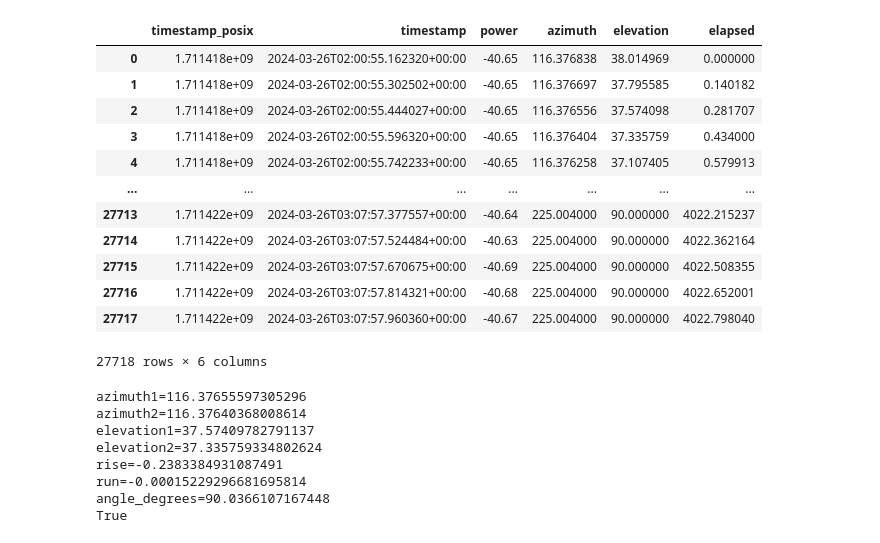
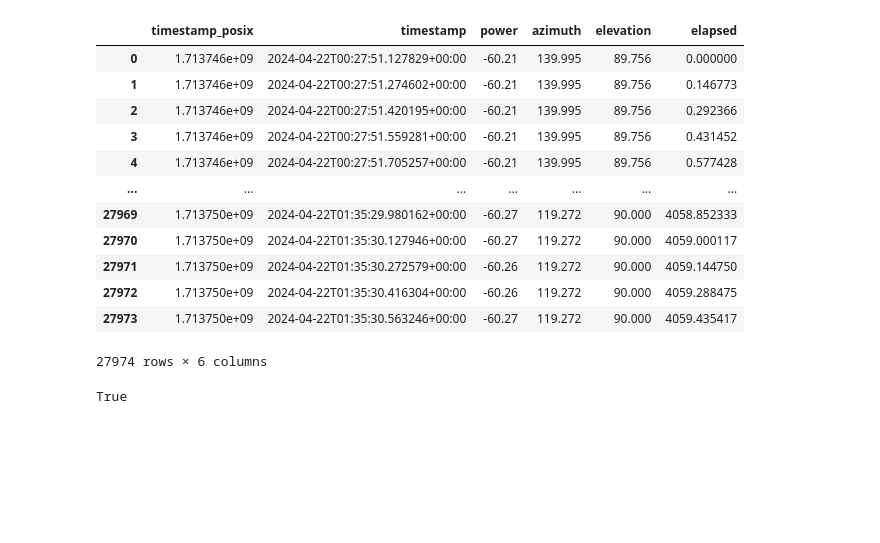
Before and after one commit to ChristoSmith1/TestingSuite, a Jupyter notebook: elevation_column_playground.ipynb, the cells around one changed output. Drawn from its saved outputs; the diff is of its cells as text; code cells hidden in the pictures; blank space fills up the shorter version.

Commit message:
elevation column findings

```diff
--- a/elevation_column_playground.ipynb
+++ b/elevation_column_playground.ipynb
@@ -1,28 +1,29 @@
 # %%
 import matplotlib.pyplot as plt
 import numpy as np
 import pandas as pd
 from g_over_t import add_elapsed_time_column
 import math
 
-FILTERED_COMBINED_DATA_PATH = R"april21govert\combined_filtered_SBand_March.csv"
+# FILTERED_COMBINED_DATA_PATH = R"april21govert\combined_filtered_SBand_March.csv"
+FILTERED_COMBINED_DATA_PATH = R"april21govert\combined_filtered_XBand_April.csv"
 data=pd.read_csv(FILTERED_COMBINED_DATA_PATH)
 data=add_elapsed_time_column(data)
 data
 # %% [output]
 |  | timestamp_posix | timestamp | power | azimuth | elevation | elapsed |
-| 0 | 1.711418e+09 | 2024-03-26T02:00:55.162320+00:00 | -40.65 | 116.376838 | 38.014969 | 0.000000 |
-| 1 | 1.711418e+09 | 2024-03-26T02:00:55.302502+00:00 | -40.65 | 116.376697 | 37.795585 | 0.140182 |
-| 2 | 1.711418e+09 | 2024-03-26T02:00:55.444027+00:00 | -40.65 | 116.376556 | 37.574098 | 0.281707 |
-| 3 | 1.711418e+09 | 2024-03-26T02:00:55.596320+00:00 | -40.65 | 116.376404 | 37.335759 | 0.434000 |
-| 4 | 1.711418e+09 | 2024-03-26T02:00:55.742233+00:00 | -40.65 | 116.376258 | 37.107405 | 0.579913 |
+| 0 | 1.713746e+09 | 2024-04-22T00:27:51.127829+00:00 | -60.21 | 139.995 | 89.756 | 0.000000 |
+| 1 | 1.713746e+09 | 2024-04-22T00:27:51.274602+00:00 | -60.21 | 139.995 | 89.756 | 0.146773 |
+| 2 | 1.713746e+09 | 2024-04-22T00:27:51.420195+00:00 | -60.21 | 139.995 | 89.756 | 0.292366 |
+| 3 | 1.713746e+09 | 2024-04-22T00:27:51.559281+00:00 | -60.21 | 139.995 | 89.756 | 0.431452 |
+| 4 | 1.713746e+09 | 2024-04-22T00:27:51.705257+00:00 | -60.21 | 139.995 | 89.756 | 0.577428 |
 | ... | ... | ... | ... | ... | ... | ... |
-| 27713 | 1.711422e+09 | 2024-03-26T03:07:57.377557+00:00 | -40.64 | 225.004000 | 90.000000 | 4022.215237 |
-| 27714 | 1.711422e+09 | 2024-03-26T03:07:57.524484+00:00 | -40.63 | 225.004000 | 90.000000 | 4022.362164 |
-| 27715 | 1.711422e+09 | 2024-03-26T03:07:57.670675+00:00 | -40.69 | 225.004000 | 90.000000 | 4022.508355 |
-| 27716 | 1.711422e+09 | 2024-03-26T03:07:57.814321+00:00 | -40.68 | 225.004000 | 90.000000 | 4022.652001 |
-| 27717 | 1.711422e+09 | 2024-03-26T03:07:57.960360+00:00 | -40.67 | 225.004000 | 90.000000 | 4022.798040 |
+| 27969 | 1.713750e+09 | 2024-04-22T01:35:29.980162+00:00 | -60.27 | 119.272 | 90.000 | 4058.852333 |
+| 27970 | 1.713750e+09 | 2024-04-22T01:35:30.127946+00:00 | -60.27 | 119.272 | 90.000 | 4059.000117 |
+| 27971 | 1.713750e+09 | 2024-04-22T01:35:30.272579+00:00 | -60.26 | 119.272 | 90.000 | 4059.144750 |
+| 27972 | 1.713750e+09 | 2024-04-22T01:35:30.416304+00:00 | -60.26 | 119.272 | 90.000 | 4059.288475 |
+| 27973 | 1.713750e+09 | 2024-04-22T01:35:30.563246+00:00 | -60.27 | 119.272 | 90.000 | 4059.435417 |
-27718 rows × 6 columns
+27974 rows × 6 columns
 # %%
 def isvert(
        data:pd.DataFrame,
@@ -49,21 +50,21 @@ def isvert(
     azimuth1=row1[f"azimuth"]
     azimuth2=row2[f"azimuth"]
 
-    print(f"{azimuth1=}")
-    print(f"{azimuth2=}")
-    print(f"{elevation1=}")
-    print(f"{elevation2=}")
+    # print(f"{azimuth1=}")
+    # print(f"{azimuth2=}")
+    # print(f"{elevation1=}")
+    # print(f"{elevation2=}")
 
     rise = elevation2 - elevation1
     run = azimuth2 - azimuth1
     if abs(rise)<(1e-9) and abs(run)<(1e-9):
         return True
-    print(f"{rise=}")
-    print(f"{run=}")
+    # print(f"{rise=}")
+    # print(f"{run=}")
 
     angle_degrees=abs(math.degrees(math.atan2(rise,run)))
 
-    print(f"{angle_degrees=}")
+    # print(f"{angle_degrees=}")
     if (90-angle_threshold_degrees)<=angle_degrees<=(90+angle_threshold_degrees):
         return True
     else:
@@ -73,11 +74,4 @@ def isvert(
 x=isvert(data,2,3)
 print(x)
 # %% [output]
-azimuth1=116.37655597305296
-azimuth2=116.37640368008614
-elevation1=37.57409782791137
-elevation2=37.335759334802624
-rise=-0.2383384931087491
-run=-0.00015229296681695814
-angle_degrees=90.0366107167448
 True
```
Also changed, not shown: parts of 5 cells of this notebook.
